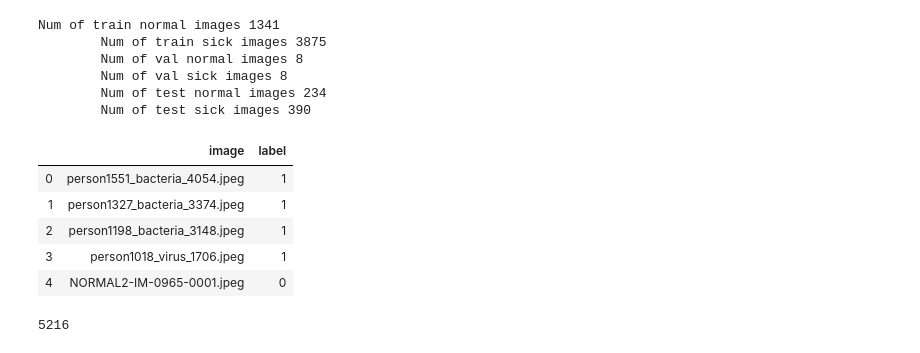
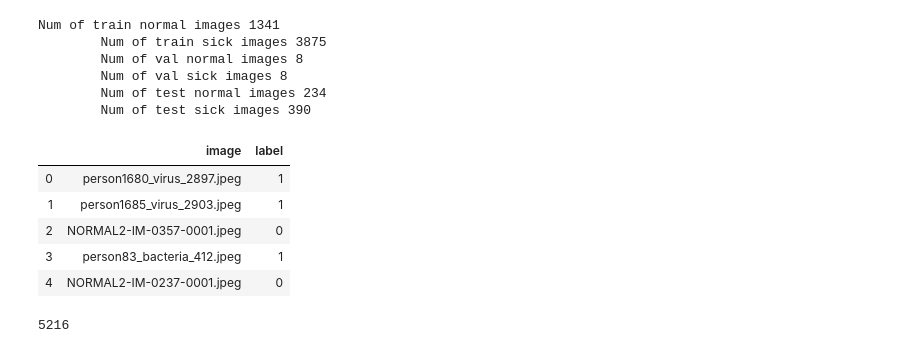
Before and after one commit to marmistead91/X-ray-Classification, a Jupyter notebook: Working Notebook.ipynb, the cells around one changed output. Drawn from its saved outputs; the diff is of its cells as text; code cells hidden in the pictures.

```diff
--- a/Working Notebook.ipynb
+++ b/Working Notebook.ipynb
@@ -32,6 +31,11 @@ test_folder = 'chest_xray/test/'
 os.listdir(train_folder)
 train_n = train_folder+'NORMAL/'
 train_p = train_folder+'PNEUMONIA/'
+# %%
+#test
+os.listdir(test_folder)
+test_n = test_folder+'NORMAL/'
+test_p = test_folder+'PNEUMONIA/'
 # %%
 # Get all the data in the directory test and reshape them
 test_generator = ImageDataGenerator(rescale=1./255).flow_from_directory(
@@ -130,14 +131,16 @@ Num of train normal images 1341
 # %%
 # put images into a df 1 = pneumonia 0 = normal
 traindf = au.images_to_df(train_n, train_p)
+testdf = au.images_to_df(test_n, test_p)
 traindf.head()
+testdf.head()
 # %% [output]
 |  | image | label |
-| 0 | person1551_bacteria_4054.jpeg | 1 |
-| 1 | person1327_bacteria_3374.jpeg | 1 |
-| 2 | person1198_bacteria_3148.jpeg | 1 |
-| 3 | person1018_virus_1706.jpeg | 1 |
-| 4 | NORMAL2-IM-0965-0001.jpeg | 0 |
+| 0 | person1680_virus_2897.jpeg | 1 |
+| 1 | person1685_virus_2903.jpeg | 1 |
+| 2 | NORMAL2-IM-0357-0001.jpeg | 0 |
+| 3 | person83_bacteria_412.jpeg | 1 |
+| 4 | NORMAL2-IM-0237-0001.jpeg | 0 |
 # %%
 len(traindf)
 # %% [output]
```
Also changed, not shown: parts of 25 cells of this notebook, 3 other files.
